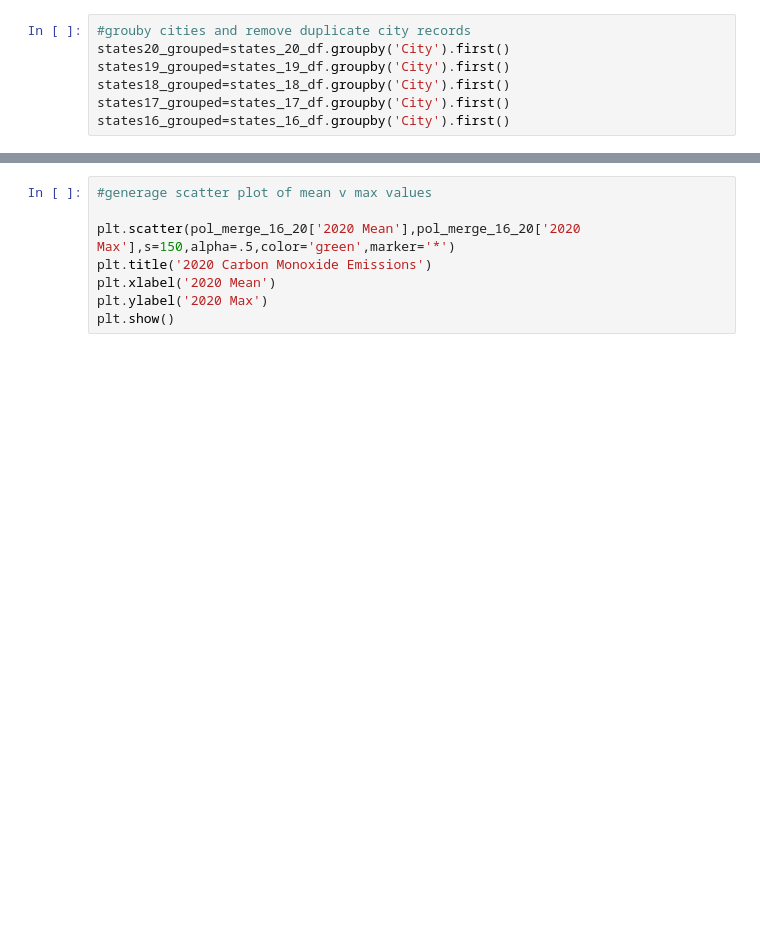
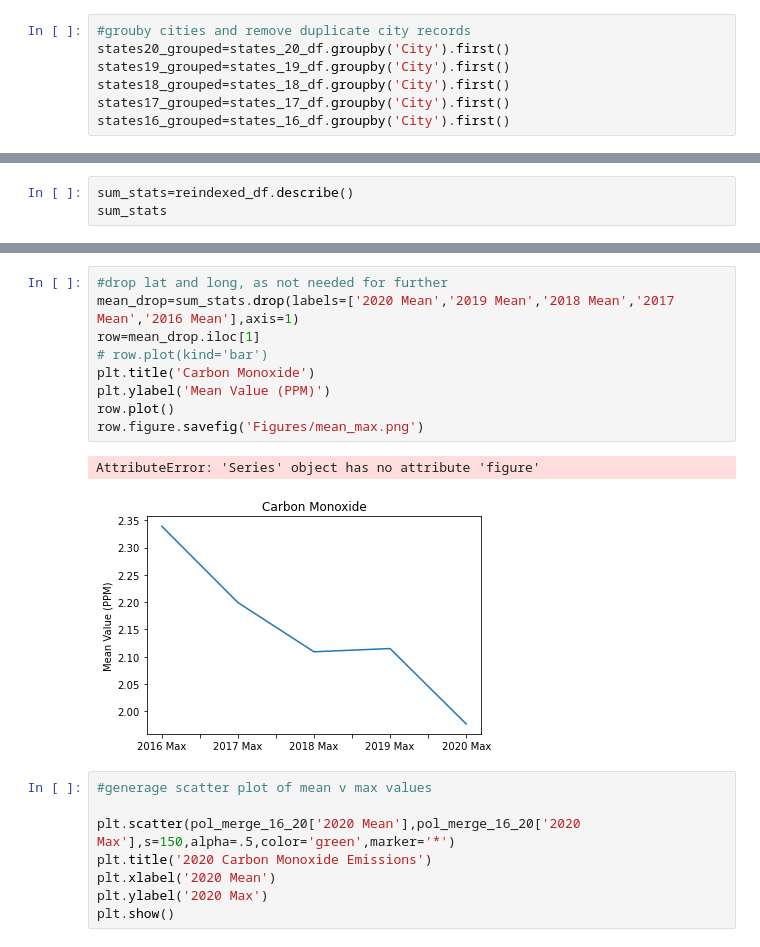
Before and after one commit to Mitchemoto/project-1-, a Jupyter notebook: environment_api_project.ipynb, the cells around one changed output, grey strips where cells are left out. Saved outputs shown, nothing was run; the diff lists cells and outputs as text; blank space fills up the shorter version.

Commit message:
added figure

```diff
--- a/environment_api_project.ipynb
+++ b/environment_api_project.ipynb
@@ -584,0 +581,3 @@ AttributeError: 'DataFrame' object has no attribute 'savefig'
+# %%
+sum_stats=reindexed_df.describe()
+sum_stats
@@ -585,3 +594,15 @@ AttributeError: 'DataFrame' object has no attribute 'savefig'
+# %%
+#drop lat and long, as not needed for further
+mean_drop=sum_stats.drop(labels=['2020 Mean','2019 Mean','2018 Mean','2017 Mean','2016 Mean'],axis=1)
+row=mean_drop.iloc[1]
+# row.plot(kind='bar')
+plt.title('Carbon Monoxide')
+plt.ylabel('Mean Value (PPM)')
+row.plot()
+row.figure.savefig('Figures/mean_max.png')
+# %% [output]
+AttributeError: 'Series' object has no attribute 'figure'
+[figure, added]
 # %%
 #generage scatter plot of mean v max values
 
```
Also changed, not shown: parts of 3 cells of this notebook, 1 other file.
